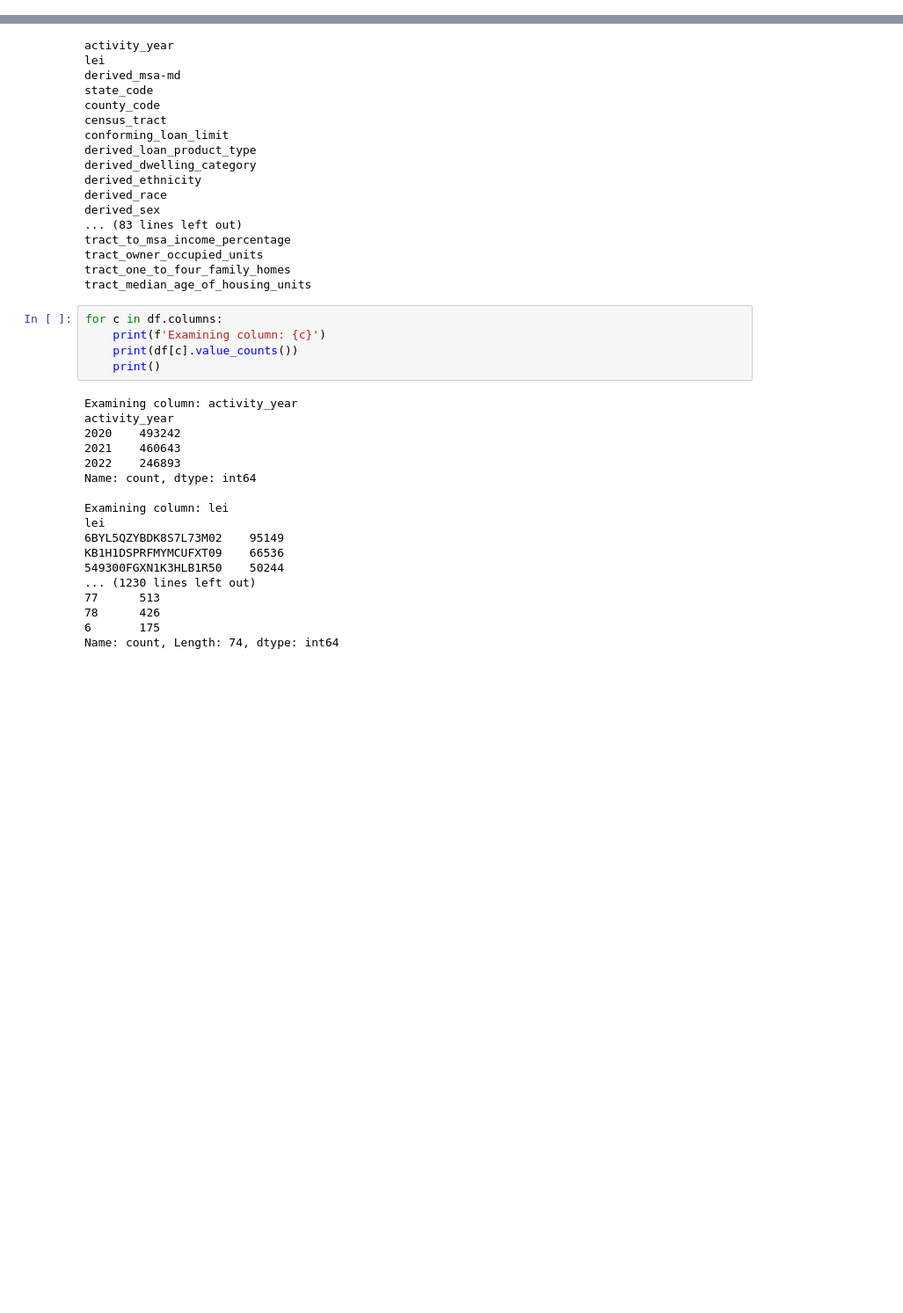
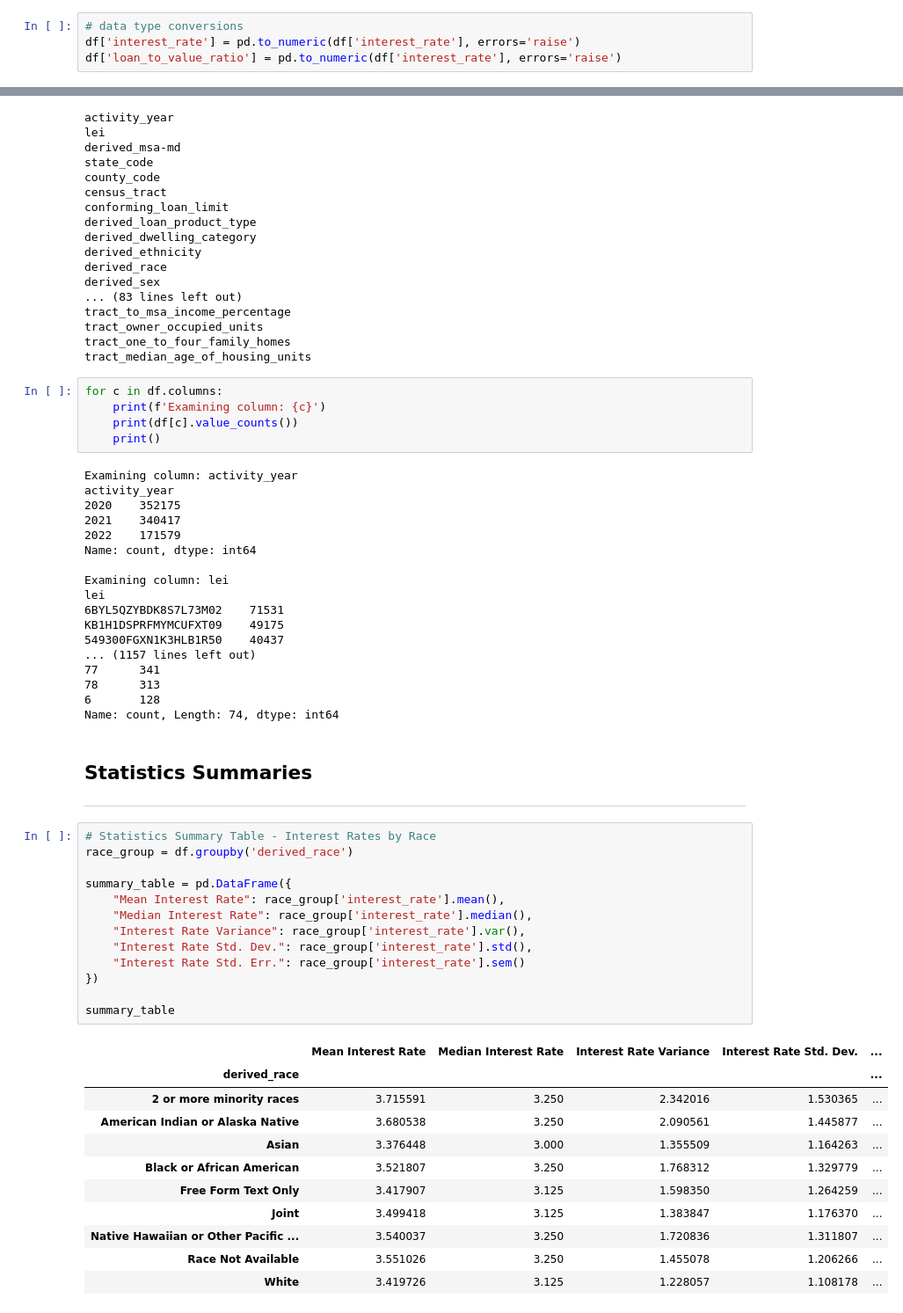
Before and after one commit to PonchoBeBallin/Group_project_Data_Class, a Jupyter notebook: HMDA test.ipynb, the cells around one changed output, grey strips where cells are left out. Shown at 88% size. Drawn from its saved outputs; the diff is of its cells as text; blank space fills up the shorter version.

Commit message:
added stats summaries and anova

```diff
--- a/HMDA test.ipynb
+++ b/HMDA test.ipynb
@@ -109,0 +111,4 @@ df = df[df['loan_term'].notnull()]
+# %%
+# data type conversions
+df['interest_rate'] = pd.to_numeric(df['interest_rate'], errors='raise')
+df['loan_to_value_ratio'] = pd.to_numeric(df['interest_rate'], errors='raise')
@@ -136,18 +154,46 @@ for c in df.columns:
 # %% [output]
 Examining column: activity_year
 activity_year
-2020    493242
-2021    460643
-2022    246893
+2020    352175
+2021    340417
+2022    171579
 Name: count, dtype: int64
 
 Examining column: lei
 lei
-6BYL5QZYBDK8S7L73M02    95149
-KB1H1DSPRFMYMCUFXT09    66536
-549300FGXN1K3HLB1R50    50244
-... (1230 lines left out)
-77      513
-78      426
-6       175
+6BYL5QZYBDK8S7L73M02    71531
+KB1H1DSPRFMYMCUFXT09    49175
+549300FGXN1K3HLB1R50    40437
+... (1157 lines left out)
+77      341
+78      313
+6       128
 Name: count, Length: 74, dtype: int64
+# %% [markdown]
+## Statistics Summaries
+-----
+# %%
+# Statistics Summary Table - Interest Rates by Race
+race_group = df.groupby('derived_race')
+
+summary_table = pd.DataFrame({
+    "Mean Interest Rate": race_group['interest_rate'].mean(),
+    "Median Interest Rate": race_group['interest_rate'].median(),
+    "Interest Rate Variance": race_group['interest_rate'].var(),
+    "Interest Rate Std. Dev.": race_group['interest_rate'].std(),
+    "Interest Rate Std. Err.": race_group['interest_rate'].sem()
+})
+
+summary_table
+# %% [output]
+|  | Mean Interest Rate | Median Interest Rate | Interest Rate Variance | Interest Rate Std. Dev. | ... |
+| derived_race |  |  |  |  | ... |
+| 2 or more minority races | 3.715591 | 3.250 | 2.342016 | 1.530365 | ... |
+| American Indian or Alaska Native | 3.680538 | 3.250 | 2.090561 | 1.445877 | ... |
+| Asian | 3.376448 | 3.000 | 1.355509 | 1.164263 | ... |
+| Black or African American | 3.521807 | 3.250 | 1.768312 | 1.329779 | ... |
+| Free Form Text Only | 3.417907 | 3.125 | 1.598350 | 1.264259 | ... |
+| Joint | 3.499418 | 3.125 | 1.383847 | 1.176370 | ... |
+| Native Hawaiian or Other Pacific ... | 3.540037 | 3.250 | 1.720836 | 1.311807 | ... |
+| Race Not Available | 3.551026 | 3.250 | 1.455078 | 1.206266 | ... |
+| White | 3.419726 | 3.125 | 1.228057 | 1.108178 | ... |
```
Also changed, not shown: parts of 14 cells of this notebook.
